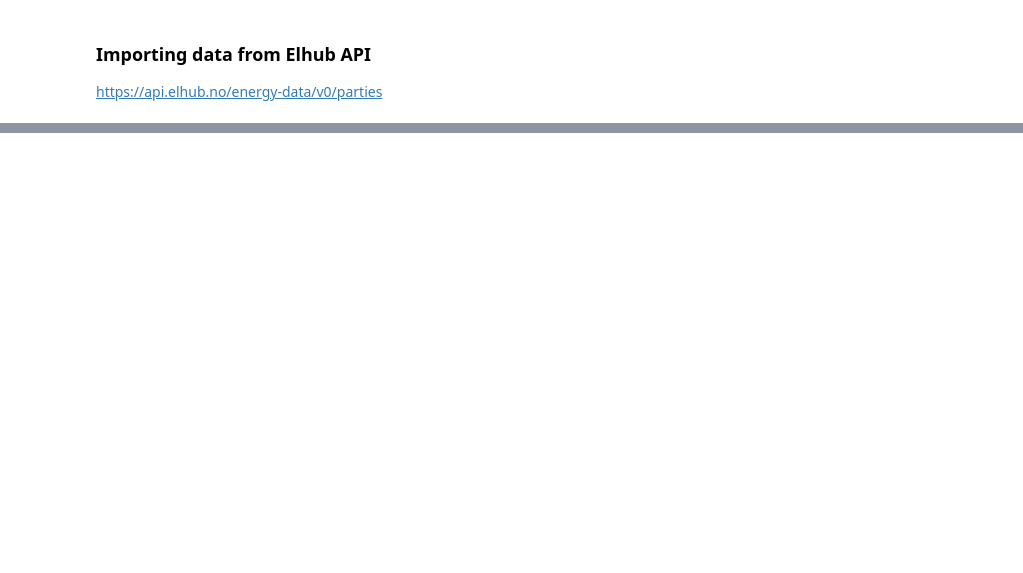
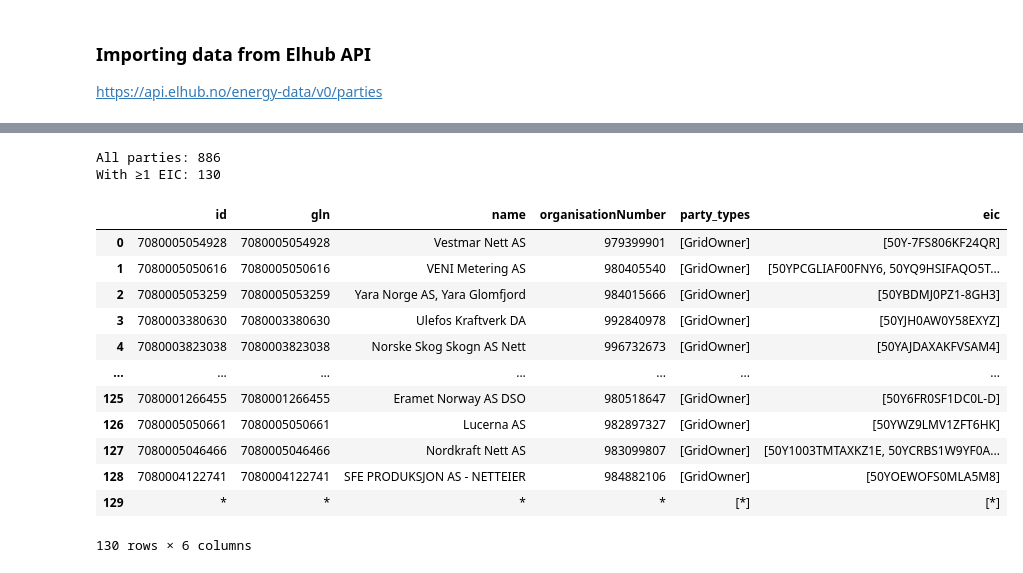
Before and after one commit to BERN1000/elhub_gridloss, a Jupyter notebook: gridloss_data_merging.ipynb, the cells around one changed output, grey strips where cells are left out. Cells and saved outputs as stored; diff of their text form; code cells hidden in the pictures; blank space fills up the shorter version.

```diff
--- a/gridloss_data_merging.ipynb
+++ b/gridloss_data_merging.ipynb
@@ -129,0 +153,64 @@ df
+# %%
+import requests
+import pandas as pd
+
+# 1) Fetch the JSON
+url = "https://api.elhub.no/energy-data/v0/parties"
+resp = requests.get(url, headers={"Accept": "application/vnd.api+json"})
+resp.raise_for_status()
+j = resp.json()
+
+# 2) Grab the list under "data"
+items = j["data"]
+
+# 3) Normalize into a DataFrame
+df = pd.json_normalize(items, sep="_")
+
+# 4) Clean up column names
+df.columns = (
+    df.columns
+      .str.replace("attributes_", "")
+      .str.replace("partyTypes", "party_types")
+)
+
+# 5) Extract _all_ EIC codes into a list
+df["eic"] = df["relationships_grid-area_data"].apply(
+    lambda lst: [d["id"] for d in lst] if isinstance(lst, list) else []
+)
+
+# 6) Drop the raw relationships column
+df = df.drop(columns=["relationships_grid-area_data"])
+
+# 7) Select/reorder the columns you care about
+df = df[[
+    "id",               # party ID (same as GLN)
+    "gln",
+    "name",
+    "organisationNumber",
+    "party_types",
+    "eic"               # list of grid-area IDs now
+]]
+
+# 8) Build a new DataFrame with only rows that have ≥1 EIC
+df_with_eic = df[df["eic"].apply(lambda lst: len(lst) > 0)].reset_index(drop=True)
+
+# 9) Inspect
+print("All parties:", len(df))
+print("With ≥1 EIC:", len(df_with_eic))
+df_with_eic
+# %% [output]
+All parties: 886
+With ≥1 EIC: 130
+|  | id | gln | name | organisationNumber | party_types | eic |
+| 0 | 7080005054928 | 7080005054928 | Vestmar Nett AS | 979399901 | [GridOwner] | [50Y-7FS806KF24QR] |
+| 1 | 7080005050616 | 7080005050616 | VENI Metering AS | 980405540 | [GridOwner] | [50YPCGLIAF00FNY6, 50YQ9HSIFAQO5T... |
+| 2 | 7080005053259 | 7080005053259 | Yara Norge AS, Yara Glomfjord | 984015666 | [GridOwner] | [50YBDMJ0PZ1-8GH3] |
+| 3 | 7080003380630 | 7080003380630 | Ulefos Kraftverk DA | 992840978 | [GridOwner] | [50YJH0AW0Y58EXYZ] |
+| 4 | 7080003823038 | 7080003823038 | Norske Skog Skogn AS Nett | 996732673 | [GridOwner] | [50YAJDAXAKFVSAM4] |
+| ... | ... | ... | ... | ... | ... | ... |
+| 125 | 7080001266455 | 7080001266455 | Eramet Norway AS DSO | 980518647 | [GridOwner] | [50Y6FR0SF1DC0L-D] |
+| 126 | 7080005050661 | 7080005050661 | Lucerna AS | 982897327 | [GridOwner] | [50YWZ9LMV1ZFT6HK] |
+| 127 | 7080005046466 | 7080005046466 | Nordkraft Nett AS | 983099807 | [GridOwner] | [50Y1003TMTAXKZ1E, 50YCRBS1W9YF0A... |
+| 128 | 7080004122741 | 7080004122741 | SFE PRODUKSJON AS - NETTEIER | 984882106 | [GridOwner] | [50YOEWOFS0MLA5M8] |
+| 129 | * | * | * | * | [*] | [*] |
+130 rows × 6 columns
```
Also changed, not shown: parts of 7 cells of this notebook, 3 other files.
